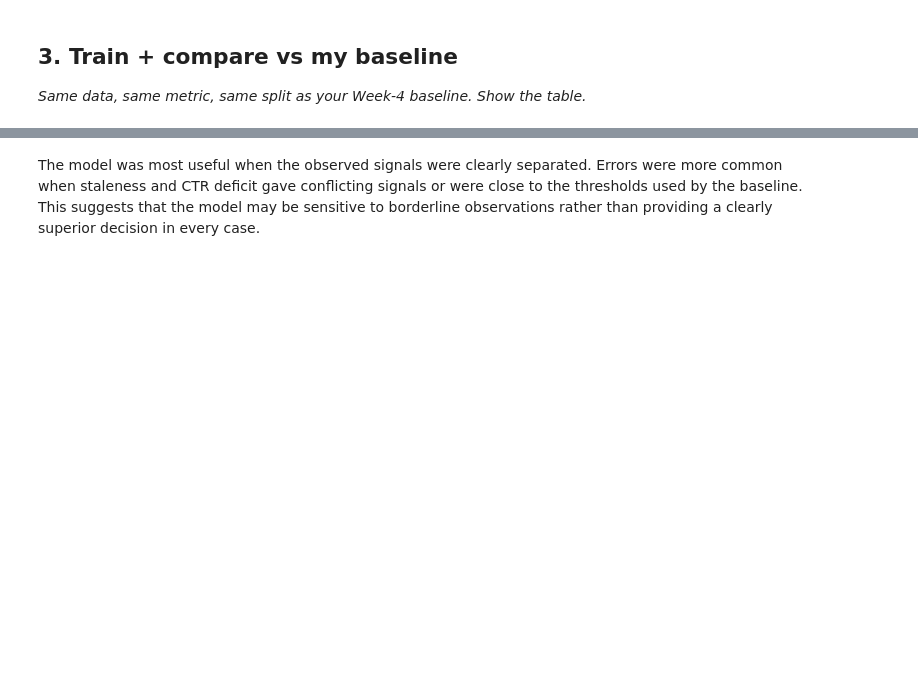
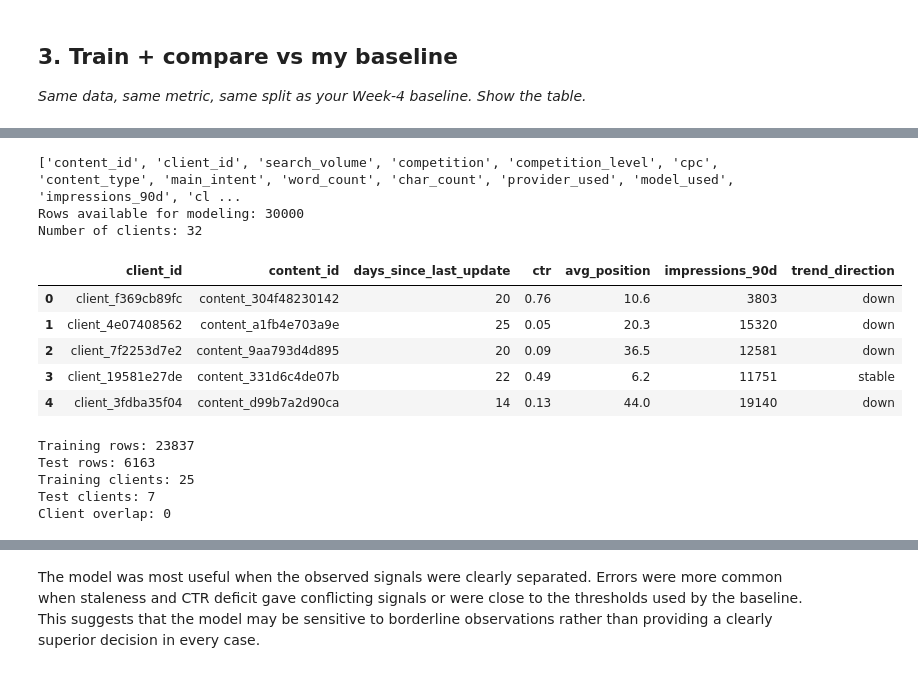
Before and after one commit to PaNavar369/Internship, a Jupyter notebook: work/notebooks/w05_model.ipynb, the cells around one changed output, grey strips where cells are left out. Drawn from its saved outputs; the diff is of its cells as text; code cells hidden in the pictures; blank space fills up the shorter version.

```diff
--- a/work/notebooks/w05_model.ipynb
+++ b/work/notebooks/w05_model.ipynb
@@ -39,0 +61,68 @@ I use a time-aware split because the task involves observed search signals that
+# %%
+print(df.columns.tolist())
+
+features = [
+    "days_since_last_update",
+    "ctr",
+    "avg_position",
+    "impressions_90d"
+]
+
+target = "trend_direction"
+model_df = df[
+    ["client_id", "content_id"] + features + [target]
+].copy()
+
+model_df = model_df.dropna(subset=features + [target])
+
+print("Rows available for modeling:", len(model_df))
+print("Number of clients:", model_df["client_id"].nunique())
+
+model_df.head()
+# %% [output]
+['content_id', 'client_id', 'search_volume', 'competition', 'competition_level', 'cpc', 'content_type', 'main_intent', 'word_count', 'char_count', 'provider_used', 'model_used', 'impressions_90d', 'cl ...
+Rows available for modeling: 30000
+Number of clients: 32
+|  | client_id | content_id | days_since_last_update | ctr | avg_position | impressions_90d | trend_direction |
+| 0 | client_f369cb89fc | content_304f48230142 | 20 | 0.76 | 10.6 | 3803 | down |
+| 1 | client_4e07408562 | content_a1fb4e703a9e | 25 | 0.05 | 20.3 | 15320 | down |
+| 2 | client_7f2253d7e2 | content_9aa793d4d895 | 20 | 0.09 | 36.5 | 12581 | down |
+| 3 | client_19581e27de | content_331d6c4de07b | 22 | 0.49 | 6.2 | 11751 | stable |
+| 4 | client_3fdba35f04 | content_d99b7a2d90ca | 14 | 0.13 | 44.0 | 19140 | down |
+# %%
+from sklearn.model_selection import GroupShuffleSplit
+
+X = model_df[features]
+y = model_df[target]
+groups = model_df["client_id"]
+
+gss = GroupShuffleSplit(
+    n_splits=1,
+    test_size=0.20,
+    random_state=42
+)
+
+train_idx, test_idx = next(
+    gss.split(X, y, groups=groups)
+)
+
+X_train = X.iloc[train_idx]
+X_test = X.iloc[test_idx]
+
+y_train = y.iloc[train_idx]
+y_test = y.iloc[test_idx]
+
+train_clients = set(model_df.iloc[train_idx]["client_id"])
+test_clients = set(model_df.iloc[test_idx]["client_id"])
+
+print("Training rows:", len(X_train))
+print("Test rows:", len(X_test))
+print("Training clients:", len(train_clients))
+print("Test clients:", len(test_clients))
+print("Client overlap:", len(train_clients.intersection(test_clients)))
+# %% [output]
+Training rows: 23837
+Test rows: 6163
+Training clients: 25
+Test clients: 7
+Client overlap: 0
```
Also changed, not shown: parts of 4 cells of this notebook.
